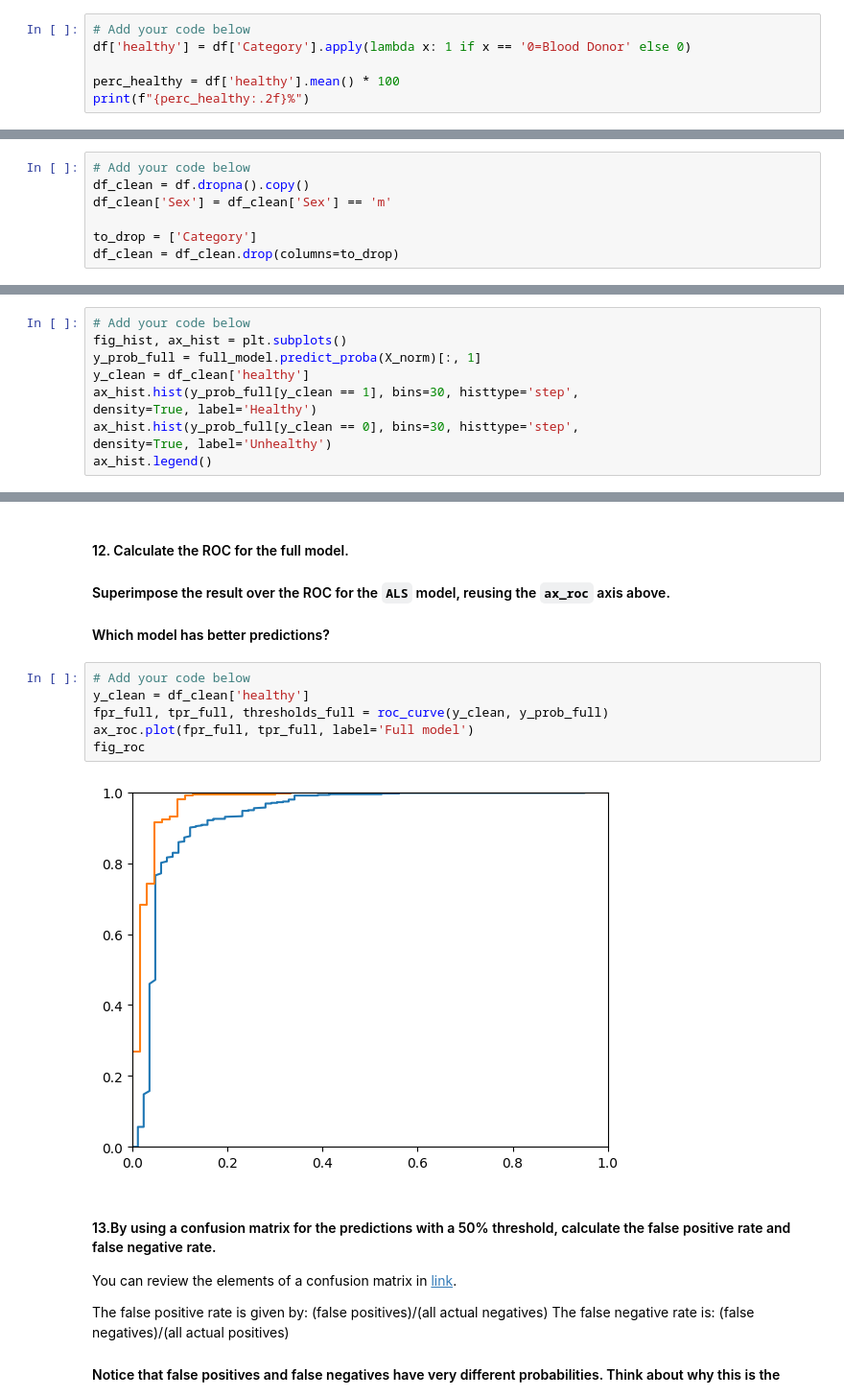
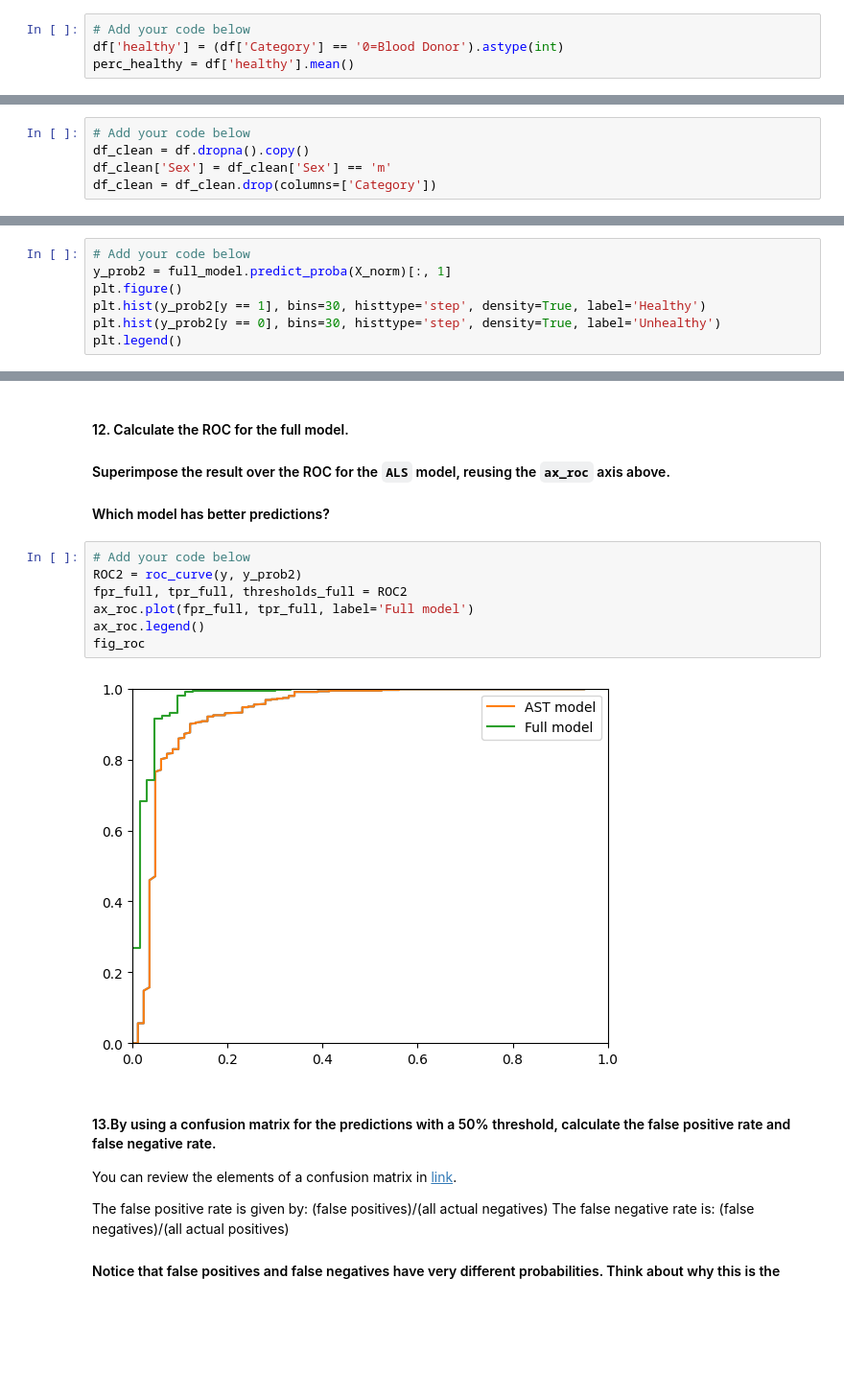
Before and after one commit to asankova/cambridge-spark, a Jupyter notebook: 3-supervised-classification/4-LR-analysis-of-blood-health/logistic_regression.ipynb, the cells around one changed output, grey strips where cells are left out. Shown at 96% size. Cells and saved outputs as stored; diff of their text form; blank space fills up the shorter version.

```diff
--- a/3-supervised-classification/4-LR-analysis-of-blood-health/logistic_regression.ipynb
+++ b/3-supervised-classification/4-LR-analysis-of-blood-health/logistic_regression.ipynb
@@ -58,7 +58,5 @@ Create a binary variable called `healthy` that is one when the patient is a heal
 Calculate the percentage of healthy patient in the dataset, and save it to the variable `perc_healthy`.
 # %%
 # Add your code below
-df['healthy'] = df['Category'].apply(lambda x: 1 if x == '0=Blood Donor' else 0)
-
-perc_healthy = df['healthy'].mean() * 100
-print(f"{perc_healthy:.2f}%")
+df['healthy'] = (df['Category'] == '0=Blood Donor').astype(int)
+perc_healthy = df['healthy'].mean()
@@ -131,9 +127,7 @@ And drop any columns that won't be used in the prediction model. Use `.info()` a
 # Add your code below
 df_clean = df.dropna().copy()
 df_clean['Sex'] = df_clean['Sex'] == 'm'
-
-to_drop = ['Category']
-df_clean = df_clean.drop(columns=to_drop)
+df_clean = df_clean.drop(columns=['Category'])
 # %% [markdown]
 Once you have calculated `df_clean`, uncomment and run the cell below:
 # %%
@@ -283,14 +271,11 @@ full_model = logreg(X_norm, y)
 Set the numbers of bins to 30 (`bins=30`), use the `step` histogram type (`histtype='step'`), and set the density mode to on (`density=True`).
 # %%
 # Add your code below
-fig_hist, ax_hist = plt.subplots()
-y_prob_full = full_model.predict_proba(X_norm)[:, 1]
-y_clean = df_clean['healthy']
-ax_hist.hist(y_prob_full[y_clean == 1], bins=30, histtype='step',
-density=True, label='Healthy')
-ax_hist.hist(y_prob_full[y_clean == 0], bins=30, histtype='step',
-density=True, label='Unhealthy')
-ax_hist.legend()
+y_prob2 = full_model.predict_proba(X_norm)[:, 1]
+plt.figure()
+plt.hist(y_prob2[y == 1], bins=30, histtype='step', density=True, label='Healthy')
+plt.hist(y_prob2[y == 0], bins=30, histtype='step', density=True, label='Unhealthy')
+plt.legend()
 # %% [output]
 <matplotlib.legend.Legend at 0x...>
 [figure]
@@ -304,12 +289,13 @@ ax_hist.legend()
 ####  Which model has better predictions?
 # %%
 # Add your code below
-y_clean = df_clean['healthy']
-fpr_full, tpr_full, thresholds_full = roc_curve(y_clean, y_prob_full)
+ROC2 = roc_curve(y, y_prob2)
+fpr_full, tpr_full, thresholds_full = ROC2
 ax_roc.plot(fpr_full, tpr_full, label='Full model')
+ax_roc.legend()
 fig_roc
 # %% [output]
-[figure, old version]
+[figure, new version]
 # %% [markdown]
 #### 13.By using a confusion matrix for the predictions with a 50% threshold, calculate the false positive rate and false negative rate.
 
```
Also changed, not shown: parts of 18 cells of this notebook.
